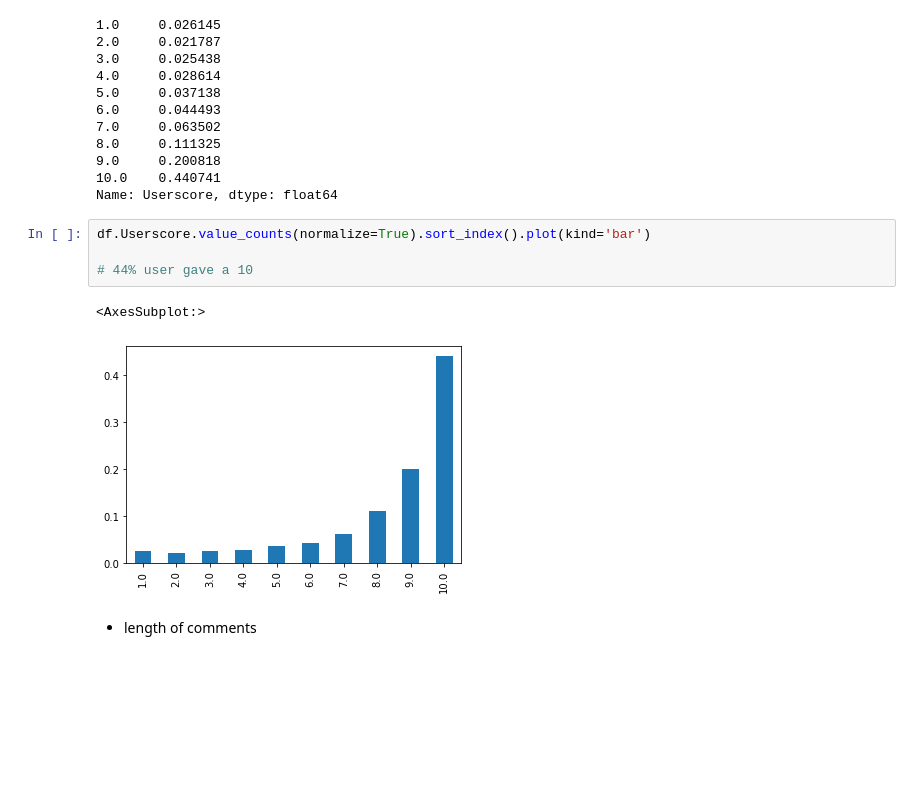
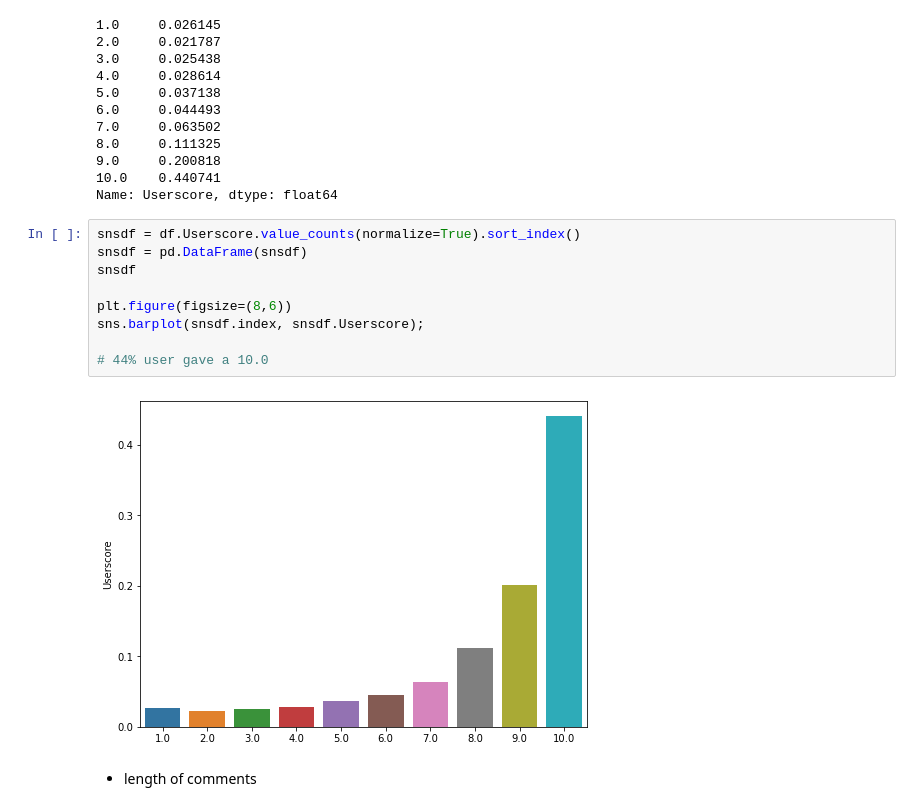
Before and after one commit to vivyhasadream/Game_Recommender_System_W_Sentimental_Analyzer, a Jupyter notebook: 2_EDA_NLP.ipynb, the cells around one changed output. Cells and saved outputs as stored; diff of their text form; blank space fills up the shorter version.

```diff
--- a/2_EDA_NLP.ipynb
+++ b/2_EDA_NLP.ipynb
@@ -61,12 +63,16 @@ df.Userscore.value_counts(normalize=True).sort_index()
 10.0    0.440741
 Name: Userscore, dtype: float64
 # %%
-df.Userscore.value_counts(normalize=True).sort_index().plot(kind='bar')
+snsdf = df.Userscore.value_counts(normalize=True).sort_index()
+snsdf = pd.DataFrame(snsdf)
+snsdf
 
-# 44% user gave a 10
+plt.figure(figsize=(8,6))
+sns.barplot(snsdf.index, snsdf.Userscore);
+
+# 44% user gave a 10.0
 # %% [output]
-<AxesSubplot:>
-[figure, old version]
+[figure, new version]
 # %% [markdown]
 - length of comments
 # %%
```
Also changed, not shown: parts of 23 cells of this notebook, 1 other file.
